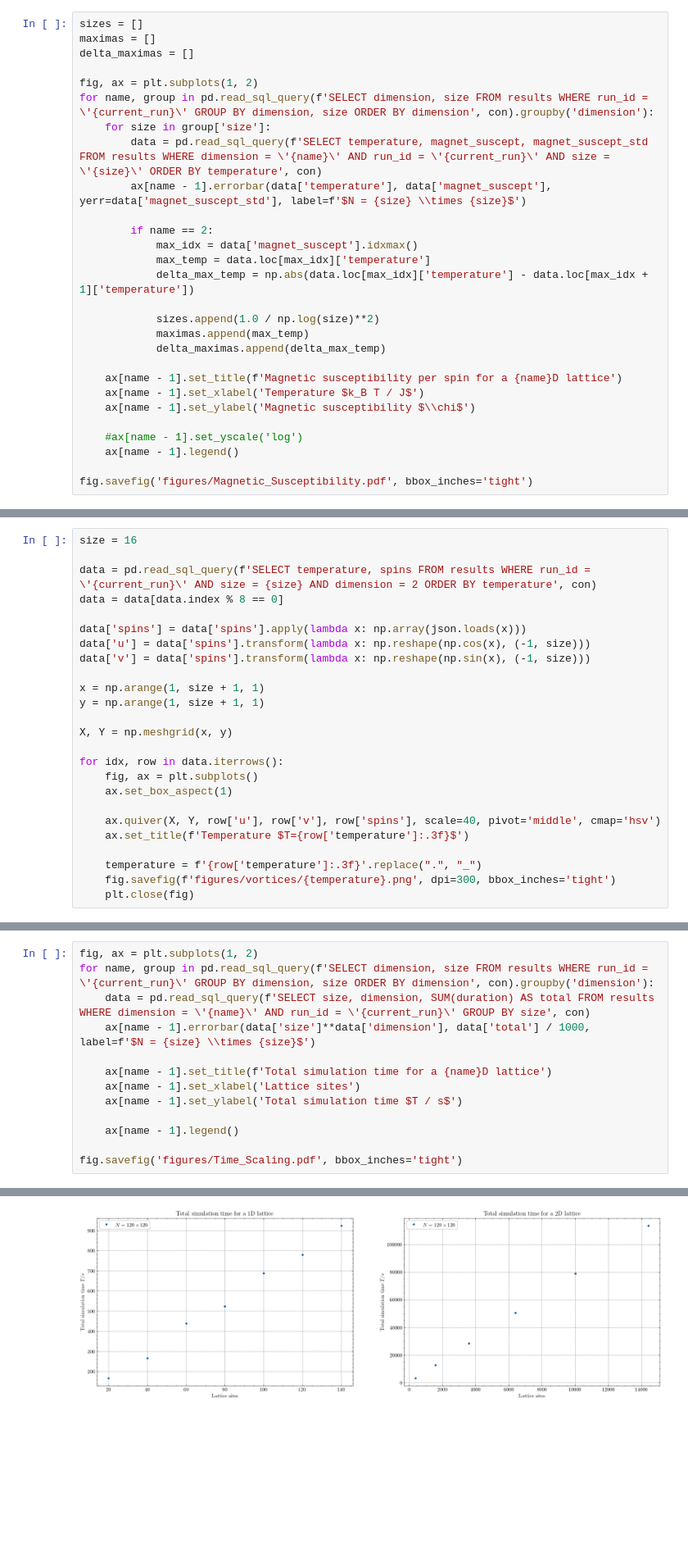
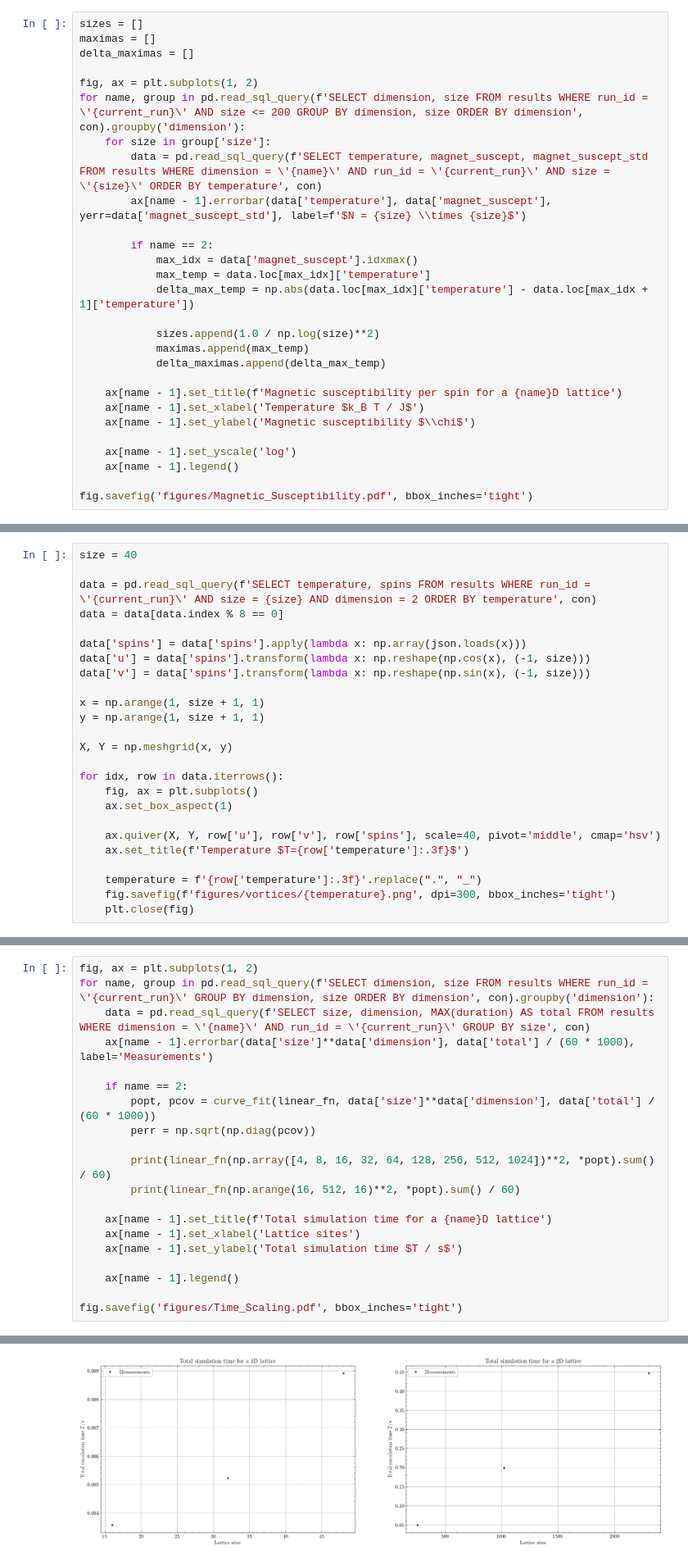
Before and after one commit to lennartvrg/XY-Model, a Jupyter notebook: Notebook.ipynb, the cells around one changed output, grey strips where cells are left out. Shown at 82% size. Drawn from its saved outputs; the diff is of its cells as text; blank space fills up the shorter version.

```diff
--- a/Notebook.ipynb
+++ b/Notebook.ipynb
@@ -113,7 +113,7 @@ maximas = []
 delta_maximas = []
 
 fig, ax = plt.subplots(1, 2)
-for name, group in pd.read_sql_query(f'SELECT dimension, size FROM results WHERE run_id = \'{current_run}\' GROUP BY dimension, size ORDER BY dimension', con).groupby('dimension'):
+for name, group in pd.read_sql_query(f'SELECT dimension, size FROM results WHERE run_id = \'{current_run}\' AND size <= 200 GROUP BY dimension, size ORDER BY dimension', con).groupby('dimension'):
     for size in group['size']:
         data = pd.read_sql_query(f'SELECT temperature, magnet_suscept, magnet_suscept_std FROM results WHERE dimension = \'{name}\' AND run_id = \'{current_run}\' AND size = \'{size}\' ORDER BY temperature', con)
         ax[name - 1].errorbar(data['temperature'], data['magnet_suscept'], yerr=data['magnet_suscept_std'], label=f'$N = {size} \\times {size}$')
@@ -131,7 +131,7 @@ for name, group in pd.read_sql_query(f'SELECT dimension, size FROM results WHERE
     ax[name - 1].set_xlabel('Temperature $k_B T / J$')
     ax[name - 1].set_ylabel('Magnetic susceptibility $\\chi$')
 
-    #ax[name - 1].set_yscale('log')
+    ax[name - 1].set_yscale('log')
     ax[name - 1].legend()
 
 fig.savefig('figures/Magnetic_Susceptibility.pdf', bbox_inches='tight')
@@ -175,7 +175,7 @@ R Squared: 0.99070258
 # %% [markdown]
 # Vortex unbinding
 # %%
-size = 16
+size = 40
 
 data = pd.read_sql_query(f'SELECT temperature, spins FROM results WHERE run_id = \'{current_run}\' AND size = {size} AND dimension = 2 ORDER BY temperature', con)
 data = data[data.index % 8 == 0]
@@ -222,8 +222,15 @@ fig.savefig('figures/Critical_Slowing_Down.pdf', bbox_inches='tight')
 # %%
 fig, ax = plt.subplots(1, 2)
 for name, group in pd.read_sql_query(f'SELECT dimension, size FROM results WHERE run_id = \'{current_run}\' GROUP BY dimension, size ORDER BY dimension', con).groupby('dimension'):
-    data = pd.read_sql_query(f'SELECT size, dimension, SUM(duration) AS total FROM results WHERE dimension = \'{name}\' AND run_id = \'{current_run}\' GROUP BY size', con)
-    ax[name - 1].errorbar(data['size']**data['dimension'], data['total'] / 1000, label=f'$N = {size} \\times {size}$')
+    data = pd.read_sql_query(f'SELECT size, dimension, MAX(duration) AS total FROM results WHERE dimension = \'{name}\' AND run_id = \'{current_run}\' GROUP BY size', con)
+    ax[name - 1].errorbar(data['size']**data['dimension'], data['total'] / (60 * 1000), label='Measurements')
+
+    if name == 2:
+        popt, pcov = curve_fit(linear_fn, data['size']**data['dimension'], data['total'] / (60 * 1000))
+        perr = np.sqrt(np.diag(pcov))
+
+        print(linear_fn(np.array([4, 8, 16, 32, 64, 128, 256, 512, 1024])**2, *popt).sum() / 60)
+        print(linear_fn(np.arange(16, 512, 16)**2, *popt).sum() / 60)
 
     ax[name - 1].set_title(f'Total simulation time for a {name}D lattice')
     ax[name - 1].set_xlabel('Lattice sites')
@@ -236 +245 @@ fig.savefig('figures/Time_Scaling.pdf', bbox_inches='tight')
-[figure, old version]
+[figure, new version]
```
Also changed, not shown: parts of 9 cells of this notebook, 11 other files.
